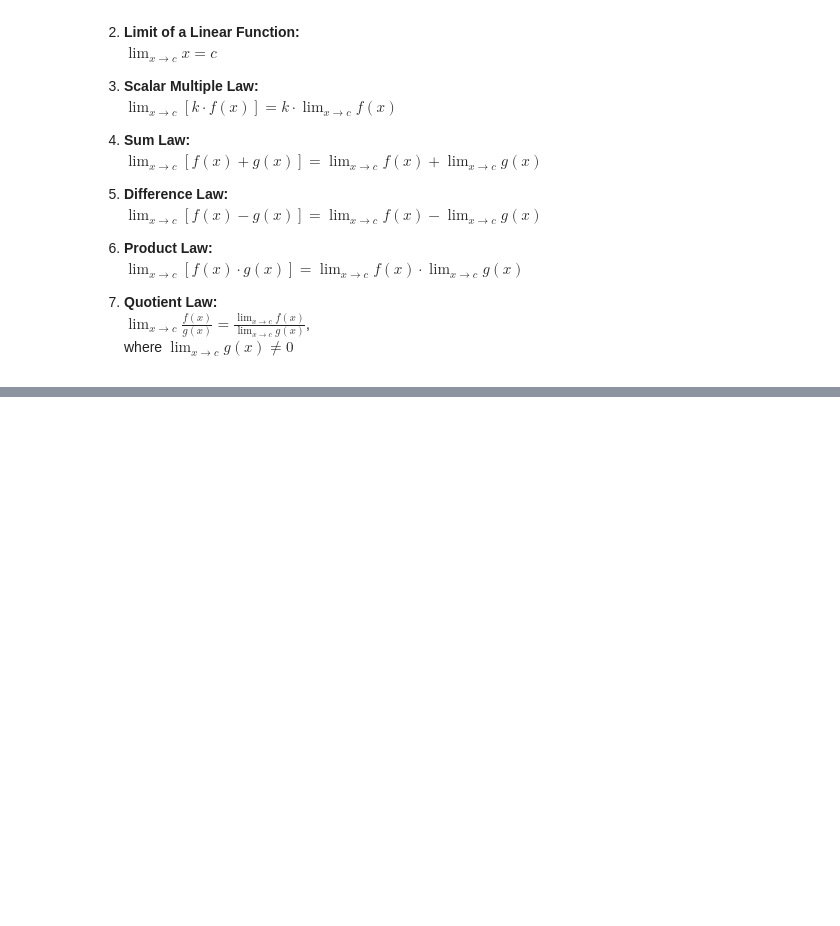
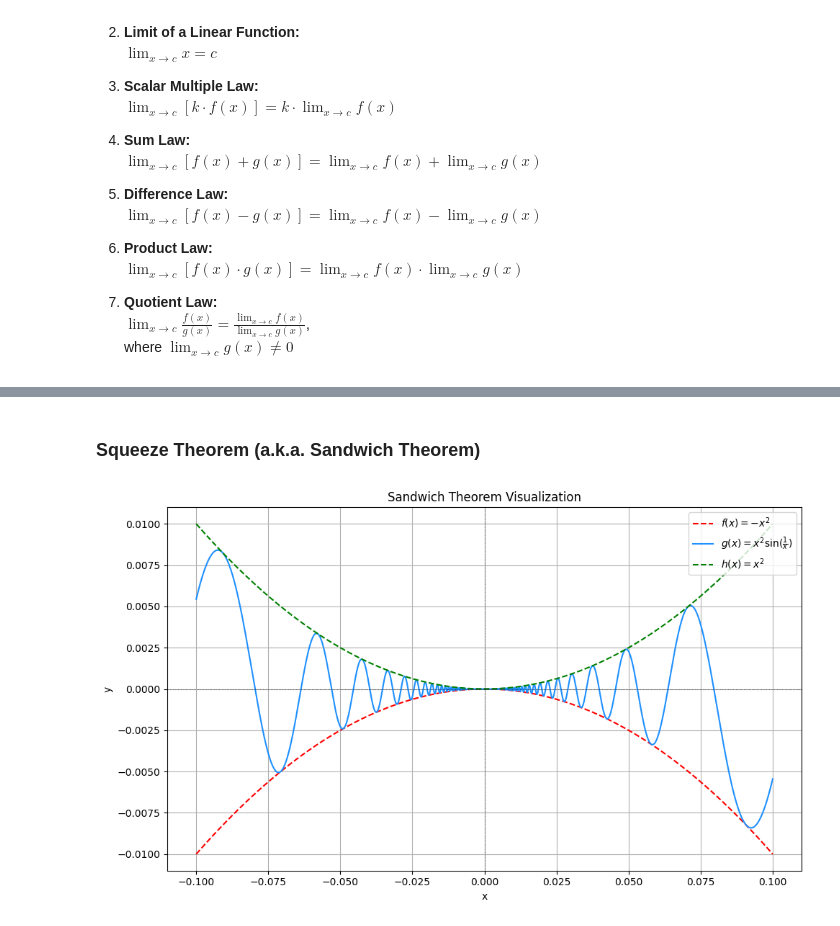
Before and after one commit to PatiphanAK/math-for-it, a Jupyter notebook: calculus/Limit.ipynb, the cells around one changed output, grey strips where cells are left out. Drawn from its saved outputs; the diff is of its cells as text; code cells hidden in the pictures; blank space fills up the shorter version.

```diff
--- a/calculus/Limit.ipynb
+++ b/calculus/Limit.ipynb
@@ -90,0 +156,28 @@ df
+# %% [markdown]
+### Squeeze Theorem (a.k.a. Sandwich Theorem)
+# %%
+x = np.linspace(-0.1, 0.1, 1000)
+x = x[x != 0]
+
+# Define the functions
+f = -x**2
+g = x**2 * np.sin(1/x)
+h = x**2
+
+plt.figure(figsize=(10, 6))
+plt.plot(x, f, label=r'$f(x) = -x^2$', color='red', linestyle='--')
+plt.plot(x, g, label=r'$g(x) = x^2 \sin(\frac{1}{x})$', color='dodgerblue')
+plt.plot(x, h, label=r'$h(x) = x^2$', color='green', linestyle='--')
+
+plt.axhline(0, color='black', linewidth=0.5, linestyle=':')
+plt.axvline(0, color='black', linewidth=0.5, linestyle=':')
+
+plt.title("Sandwich Theorem Visualization")
+plt.xlabel("x")
+plt.ylabel("y")
+plt.legend(loc="upper right")
+plt.grid(True)
+plt.tight_layout()
+plt.show()
+# %% [output]
+[figure, added]
```
Also changed, not shown: parts of 10 cells of this notebook.
